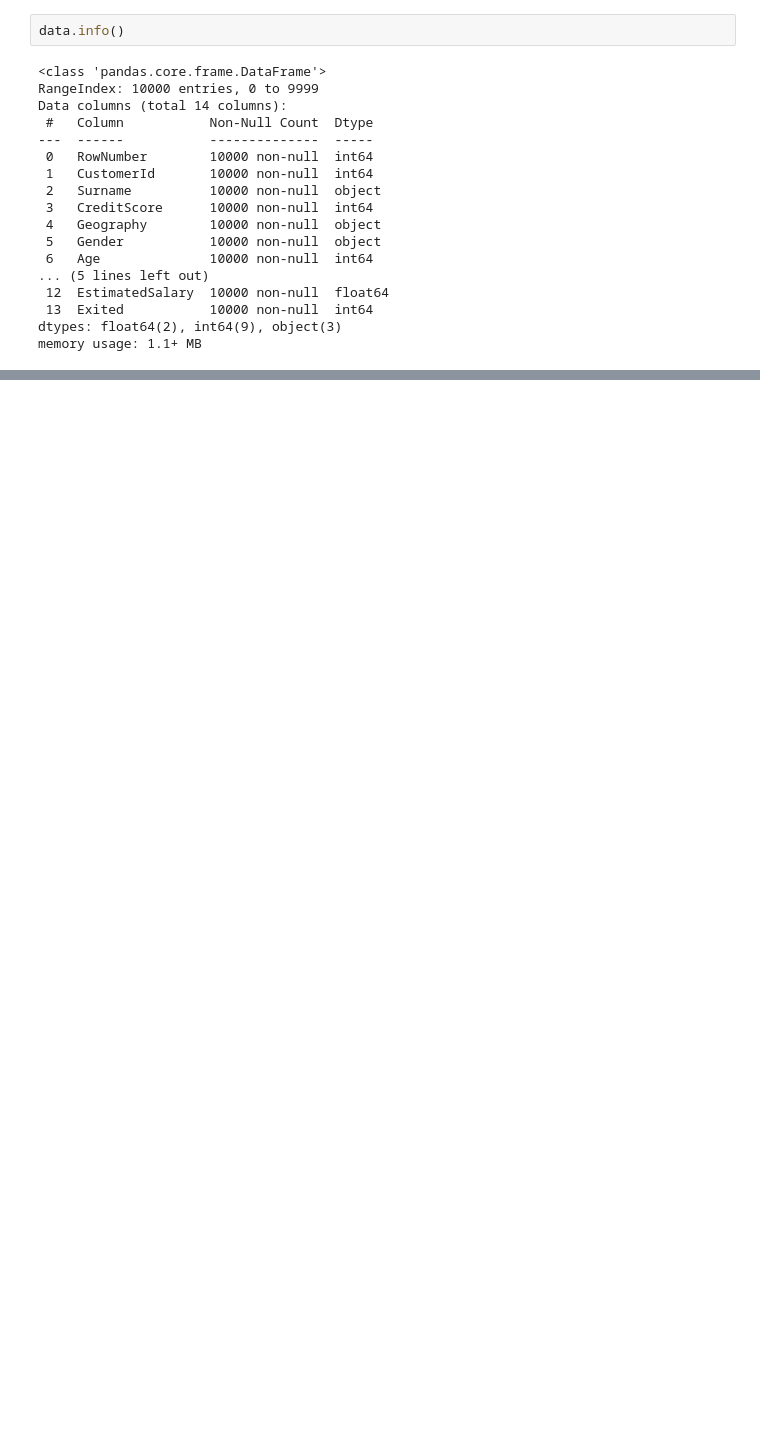
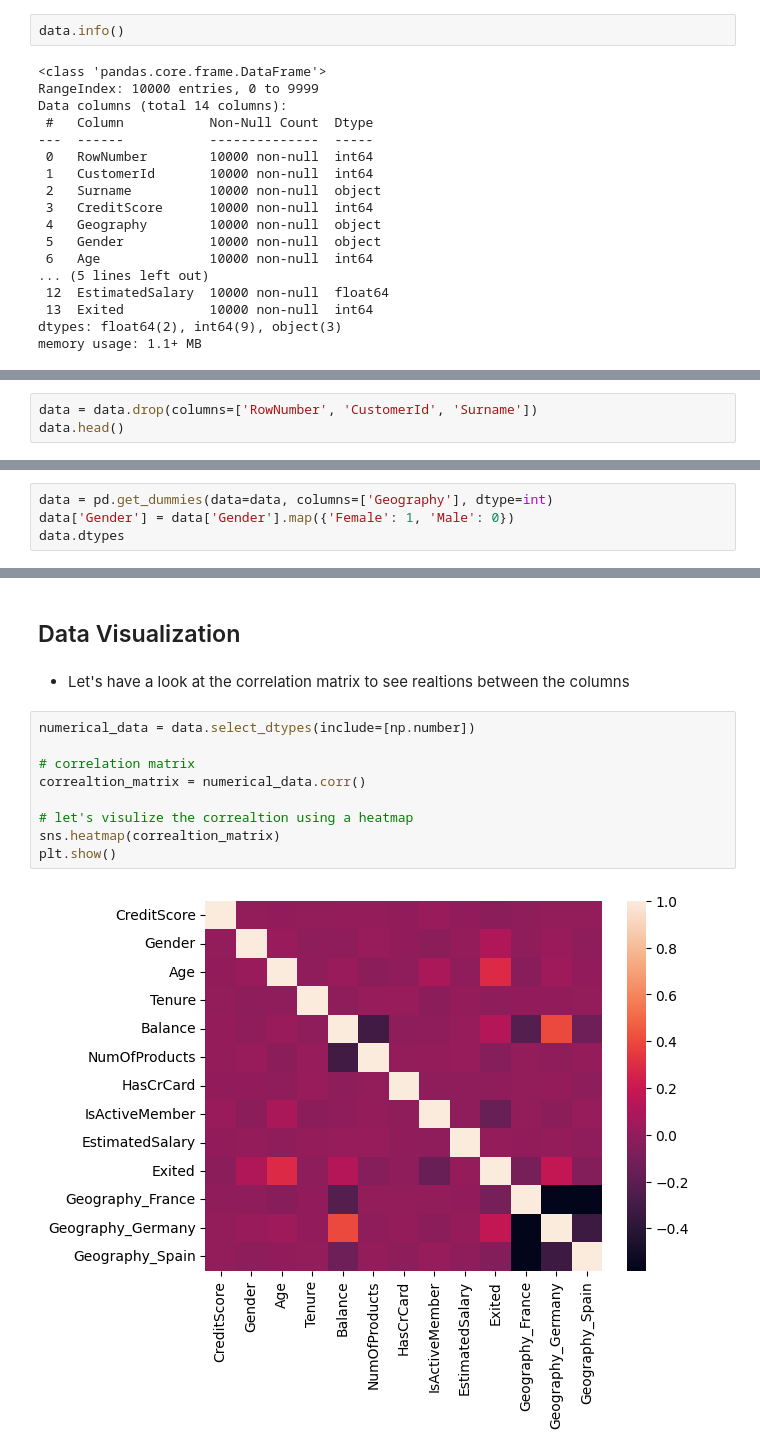
Before and after one commit to NebeyouMusie/Bank-Turnover-Prediction-Using-ANN, a Jupyter notebook: bank-turnover.ipynb, the cells around one changed output, grey strips where cells are left out. Saved outputs shown, nothing was run; the diff lists cells and outputs as text; blank space fills up the shorter version.

```diff
--- a/bank-turnover.ipynb
+++ b/bank-turnover.ipynb
@@ -44,0 +61,3 @@ memory usage: 1.1+ MB
+# %%
+data = data.drop(columns=['RowNumber', 'CustomerId', 'Surname'])
+data.head()
@@ -44,0 +99,4 @@ memory usage: 1.1+ MB
+# %%
+data = pd.get_dummies(data=data, columns=['Geography'], dtype=int)
+data['Gender'] = data['Gender'].map({'Female': 1, 'Male': 0})
+data.dtypes
@@ -44,0 +118,15 @@ memory usage: 1.1+ MB
+# %% [markdown]
+## Data Visualization
+# %% [markdown]
+- Let's have a look at the correlation matrix to see realtions between the columns
+# %%
+numerical_data = data.select_dtypes(include=[np.number])
+
+# correlation matrix
+correaltion_matrix = numerical_data.corr()
+
+# let's visulize the correaltion using a heatmap
+sns.heatmap(correaltion_matrix)
+plt.show()
+# %% [output]
+[figure, added]
```
Also changed, not shown: parts of 18 cells of this notebook.
